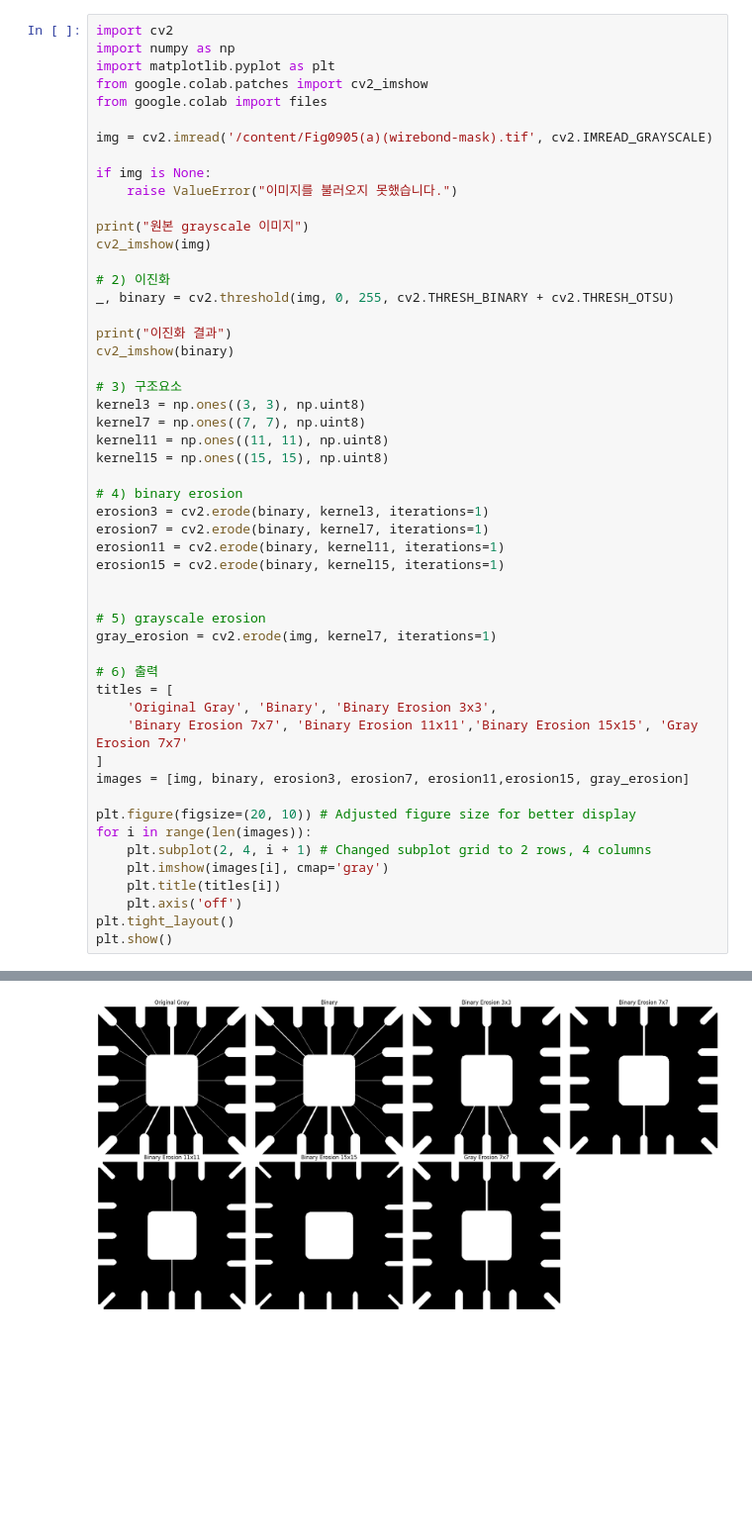
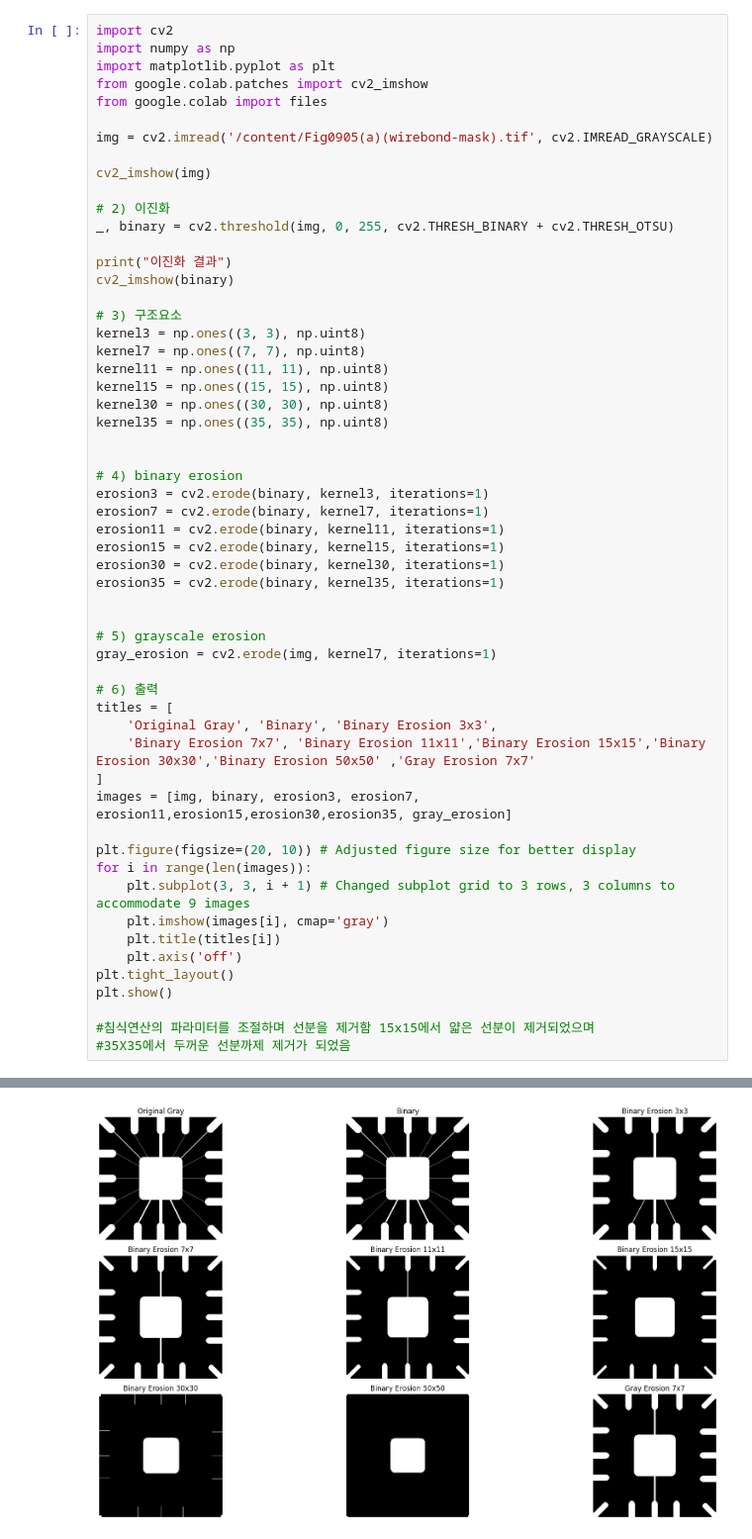
Before and after one commit to OPCIO0568/2026-1_CV, a Jupyter notebook: HW#2-6.ipynb, the cells around one changed output, grey strips where cells are left out. Shown at 99% size. Drawn from its saved outputs; the diff is of its cells as text; blank space fills up the shorter version.

```diff
--- a/HW#2-6.ipynb
+++ b/HW#2-6.ipynb
@@ -9,10 +9,6 @@ from google.colab import files
 
 img = cv2.imread('/content/Fig0905(a)(wirebond-mask).tif', cv2.IMREAD_GRAYSCALE)
 
-if img is None:
-    raise ValueError("이미지를 불러오지 못했습니다.")
-
-print("원본 grayscale 이미지")
 cv2_imshow(img)
 
 # 2) 이진화
@@ -26,12 +22,17 @@ kernel3 = np.ones((3, 3), np.uint8)
 kernel7 = np.ones((7, 7), np.uint8)
 kernel11 = np.ones((11, 11), np.uint8)
 kernel15 = np.ones((15, 15), np.uint8)
+kernel30 = np.ones((30, 30), np.uint8)
+kernel35 = np.ones((35, 35), np.uint8)
+
 
 # 4) binary erosion
 erosion3 = cv2.erode(binary, kernel3, iterations=1)
 erosion7 = cv2.erode(binary, kernel7, iterations=1)
 erosion11 = cv2.erode(binary, kernel11, iterations=1)
 erosion15 = cv2.erode(binary, kernel15, iterations=1)
+erosion30 = cv2.erode(binary, kernel30, iterations=1)
+erosion35 = cv2.erode(binary, kernel35, iterations=1)
 
 
 # 5) grayscale erosion
@@ -40,16 +41,19 @@ gray_erosion = cv2.erode(img, kernel7, iterations=1)
 # 6) 출력
 titles = [
     'Original Gray', 'Binary', 'Binary Erosion 3x3',
-    'Binary Erosion 7x7', 'Binary Erosion 11x11','Binary Erosion 15x15', 'Gray Erosion 7x7'
+    'Binary Erosion 7x7', 'Binary Erosion 11x11','Binary Erosion 15x15','Binary Erosion 30x30','Binary Erosion 50x50' ,'Gray Erosion 7x7'
 ]
-images = [img, binary, erosion3, erosion7, erosion11,erosion15, gray_erosion]
+images = [img, binary, erosion3, erosion7, erosion11,erosion15,erosion30,erosion35, gray_erosion]
 
 plt.figure(figsize=(20, 10)) # Adjusted figure size for better display
 for i in range(len(images)):
-    plt.subplot(2, 4, i + 1) # Changed subplot grid to 2 rows, 4 columns
+    plt.subplot(3, 3, i + 1) # Changed subplot grid to 3 rows, 3 columns to accommodate 9 images
     plt.imshow(images[i], cmap='gray')
     plt.title(titles[i])
     plt.axis('off')
 plt.tight_layout()
 plt.show()
+
+#침식연산의 파라미터를 조절하며 선분을 제거함 15x15에서 얇은 선분이 제거되었으며
+#35X35에서 두꺼운 선분까제 제거가 되었음
 # %% [output]
@@ -59,2 +62,2 @@ plt.show()
 [figure]
-[figure, old version]
+[figure, new version]
```
Also changed, not shown: parts of 1 cell of this notebook.
